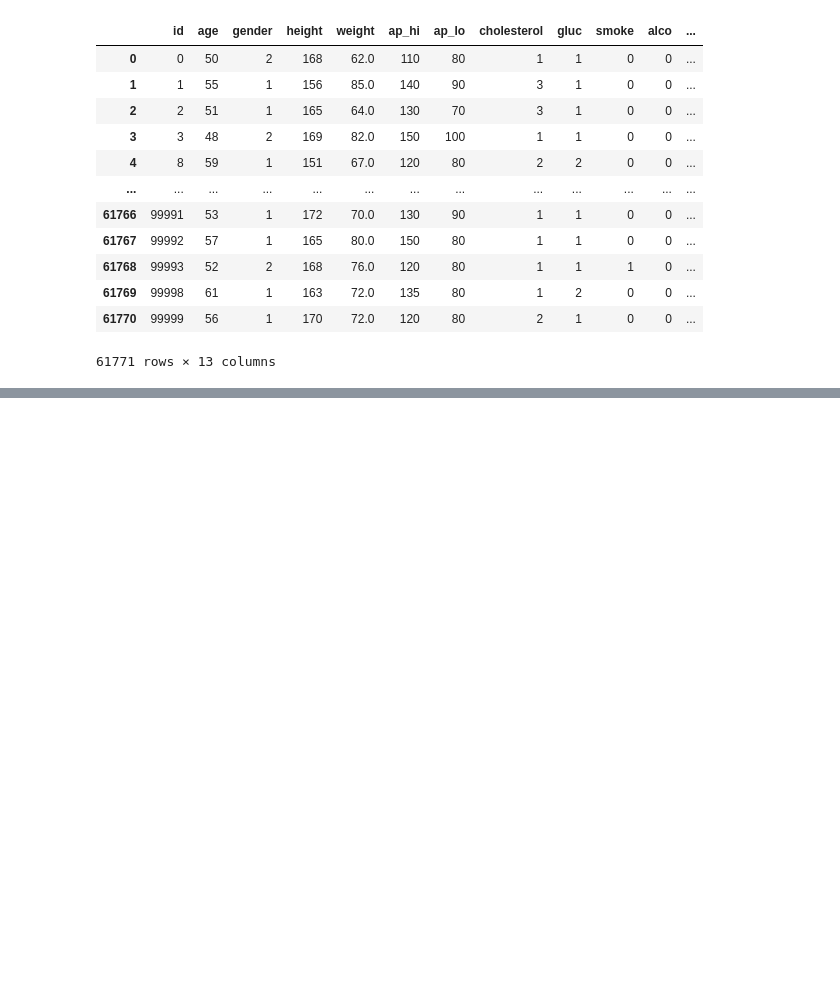
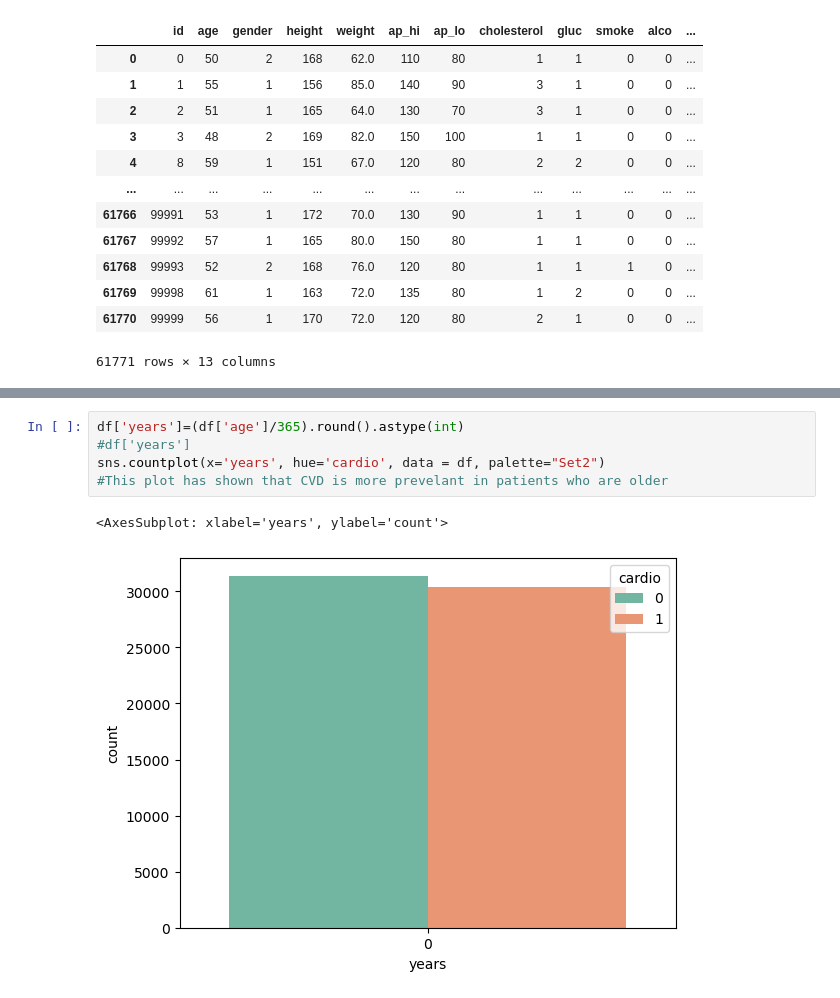
Before and after one commit to COMP3608-Big-Data/Cardiovascular-Disease-Prediction, a Jupyter notebook: the_gold_miners.ipynb, the cells around one changed output, grey strips where cells are left out. Cells and saved outputs as stored; diff of their text form; blank space fills up the shorter version.

Commit message:
Update Visualisation and reasoning for plots

```diff
--- a/the_gold_miners.ipynb
+++ b/the_gold_miners.ipynb
@@ -763,0 +705,8 @@ Cholesterol and glucose has a high correlation, which makes sense due to studies
+# %%
+df['years']=(df['age']/365).round().astype(int)
+#df['years']
+sns.countplot(x='years', hue='cardio', data = df, palette="Set2")
+#This plot has shown that CVD is more prevelant in patients who are older
+# %% [output]
+<AxesSubplot: xlabel='years', ylabel='count'>
+[figure, added]
```
Also changed, not shown: parts of 94 cells of this notebook.
